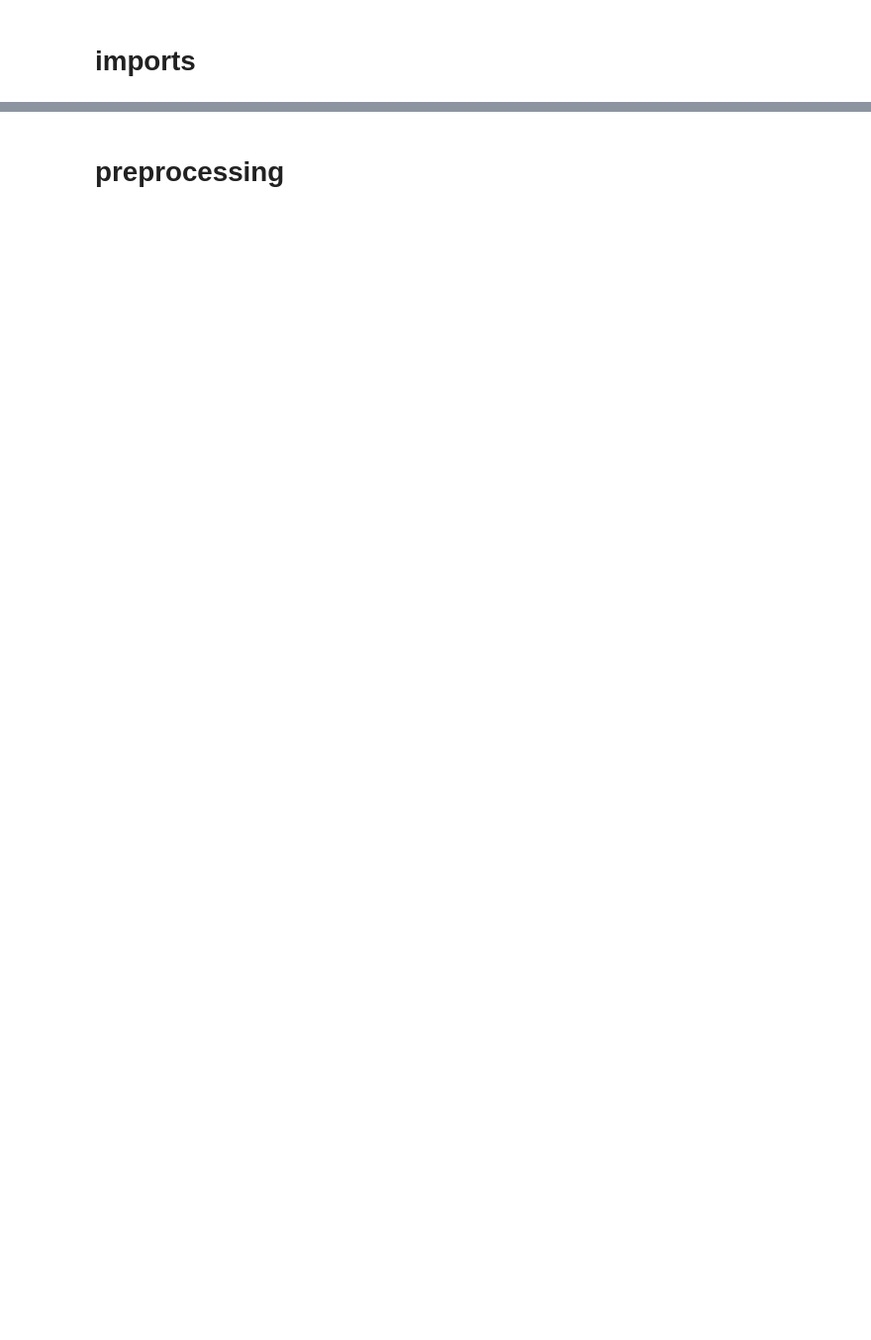
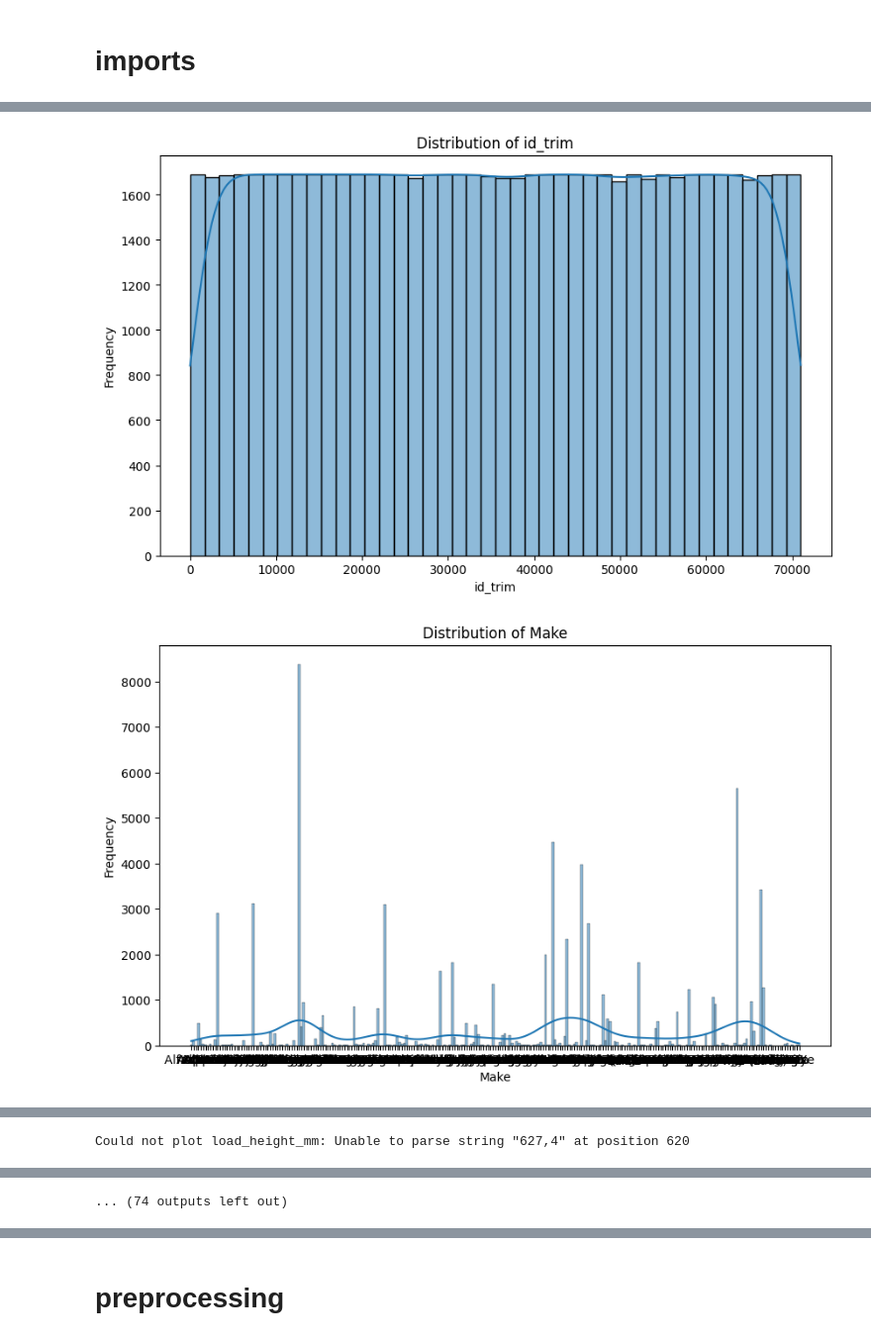
Before and after one commit to val-mon/cars-efficiency, a Jupyter notebook: main.ipynb, the cells around one changed output, grey strips where cells are left out. Shown at 99% size. Cells and saved outputs as stored; diff of their text form; code cells hidden in the pictures; blank space fills up the shorter version.

Commit message:
some basics visualizations -> contextualization

```diff
--- a/main.ipynb
+++ b/main.ipynb
@@ -23,0 +32,16 @@ df
+# %%
+#Plotting every column
+for column in df.columns:
+    try:
+        plt.figure(figsize=(10, 6))
+        sns.histplot(df[column].dropna(), kde=True)
+        plt.title(f'Distribution of {column}')
+        plt.xlabel(column)
+        plt.ylabel('Frequency')
+        plt.show()
+
+    except Exception as e:
+        print(f"Could not plot {column}: {e}")
+# %% [output]
+[figure, added]
+[figure, added]
@@ -23,0 +55 @@ df
+Could not plot load_height_mm: Unable to parse string "627,4" at position 620
@@ -23,0 +58 @@ df
+... (74 outputs left out)
```
Also changed, not shown: parts of 5 cells of this notebook.
